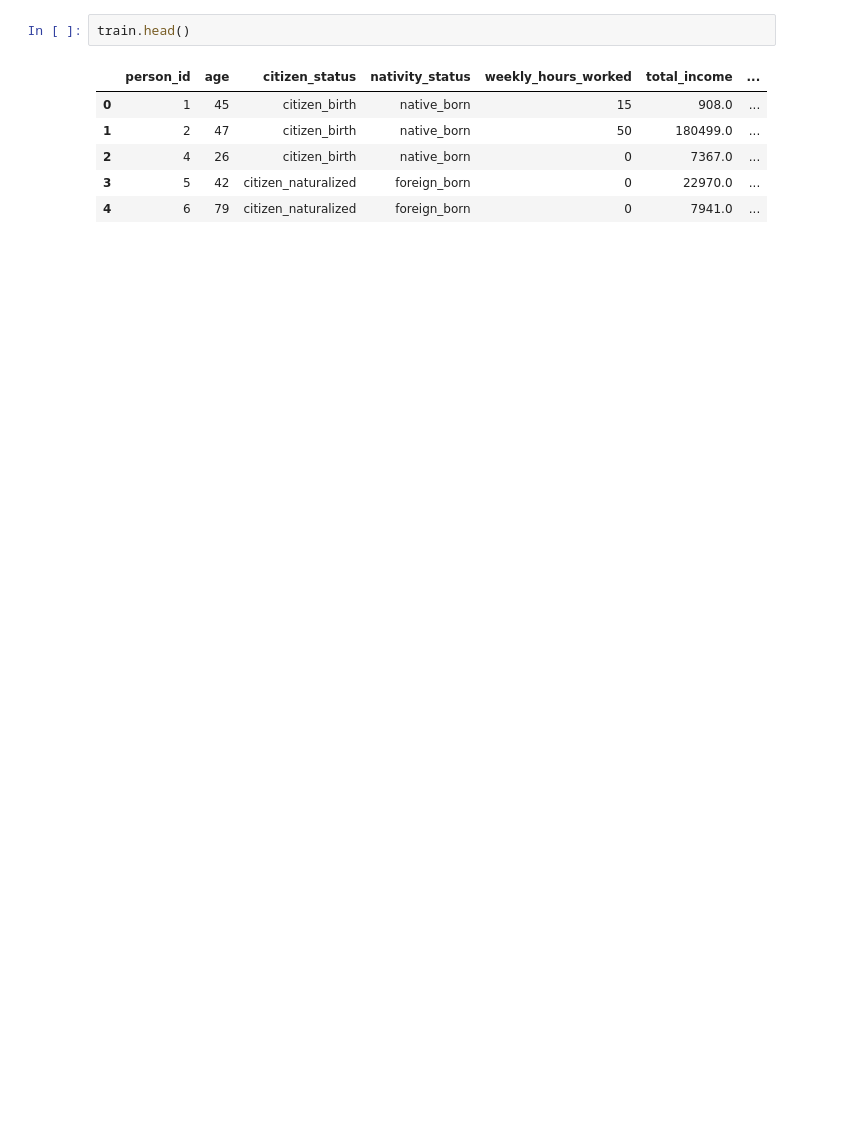
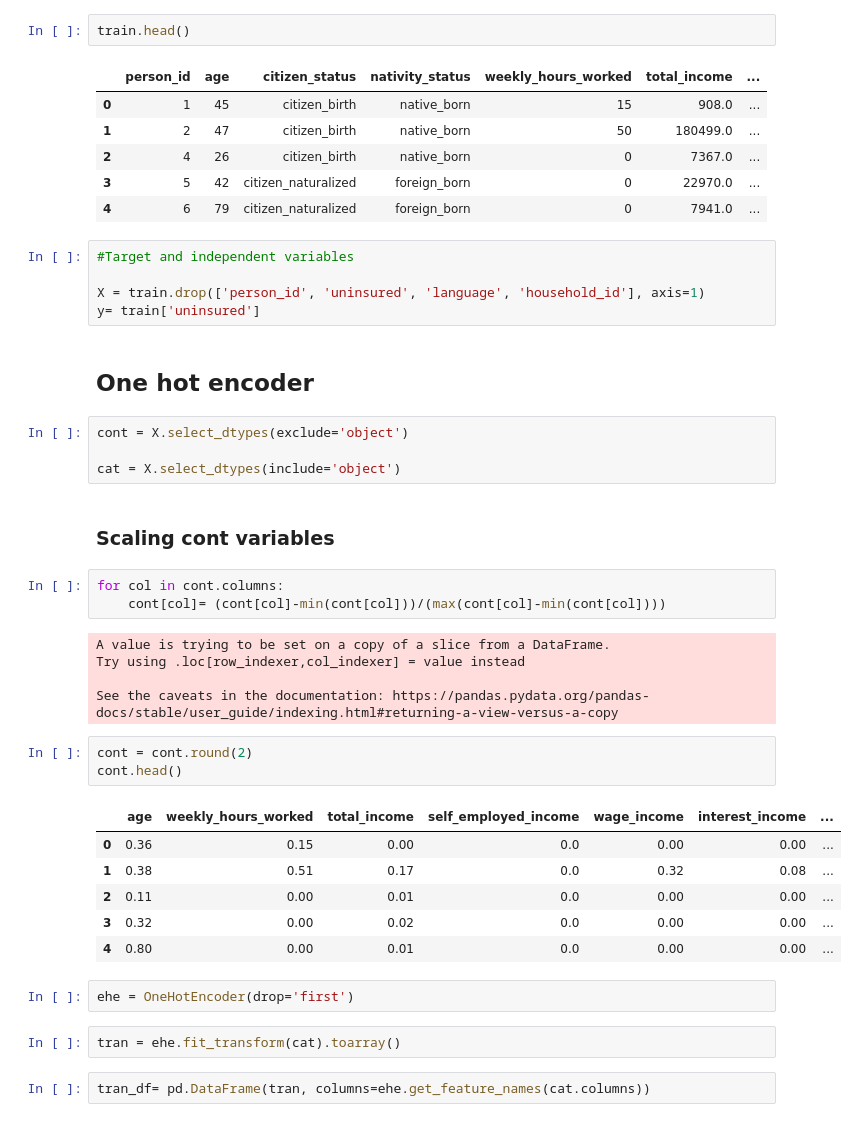
Before and after one commit to Lidetsal/Code_Practice, a Jupyter notebook: Modeling.ipynb, the cells around one changed output. Cells and saved outputs as stored; diff of their text form; blank space fills up the shorter version.

```diff
--- a/Modeling.ipynb
+++ b/Modeling.ipynb
@@ -75,3 +84,40 @@ train.head()
 | 2 | 4 | 26 | citizen_birth | native_born | 0 | 7367.0 | ... |
 | 3 | 5 | 42 | citizen_naturalized | foreign_born | 0 | 22970.0 | ... |
 | 4 | 6 | 79 | citizen_naturalized | foreign_born | 0 | 7941.0 | ... |
+# %%
+#Target and independent variables
+
+X = train.drop(['person_id', 'uninsured', 'language', 'household_id'], axis=1)
+y= train['uninsured']
+# %% [markdown]
+## One hot encoder
+# %%
+cont = X.select_dtypes(exclude='object')
+
+cat = X.select_dtypes(include='object')
+# %% [markdown]
+###  Scaling cont  variables
+# %%
+for col in cont.columns:
+    cont[col]= (cont[col]-min(cont[col]))/(max(cont[col]-min(cont[col])))
+# %% [output]
+A value is trying to be set on a copy of a slice from a DataFrame.
+Try using .loc[row_indexer,col_indexer] = value instead
+
+See the caveats in the documentation: https://pandas.pydata.org/pandas-docs/stable/user_guide/indexing.html#returning-a-view-versus-a-copy
+# %%
+cont = cont.round(2)
+cont.head()
+# %% [output]
+|  | age | weekly_hours_worked | total_income | self_employed_income | wage_income | interest_income | ... |
+| 0 | 0.36 | 0.15 | 0.00 | 0.0 | 0.00 | 0.00 | ... |
+| 1 | 0.38 | 0.51 | 0.17 | 0.0 | 0.32 | 0.08 | ... |
+| 2 | 0.11 | 0.00 | 0.01 | 0.0 | 0.00 | 0.00 | ... |
+| 3 | 0.32 | 0.00 | 0.02 | 0.0 | 0.00 | 0.00 | ... |
+| 4 | 0.80 | 0.00 | 0.01 | 0.0 | 0.00 | 0.00 | ... |
+# %%
+ehe = OneHotEncoder(drop='first')
+# %%
+tran = ehe.fit_transform(cat).toarray()
+# %%
+tran_df= pd.DataFrame(tran, columns=ehe.get_feature_names(cat.columns))
```
Also changed, not shown: parts of 34 cells of this notebook, 1 other file.
